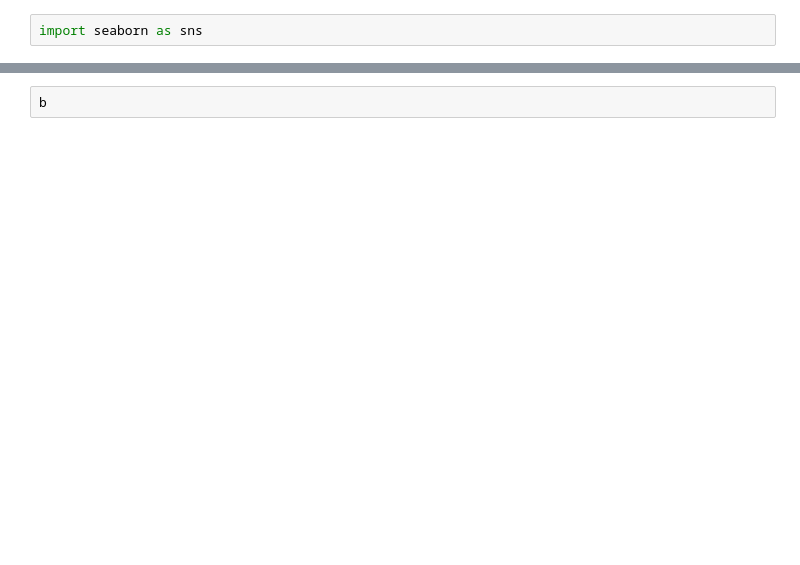
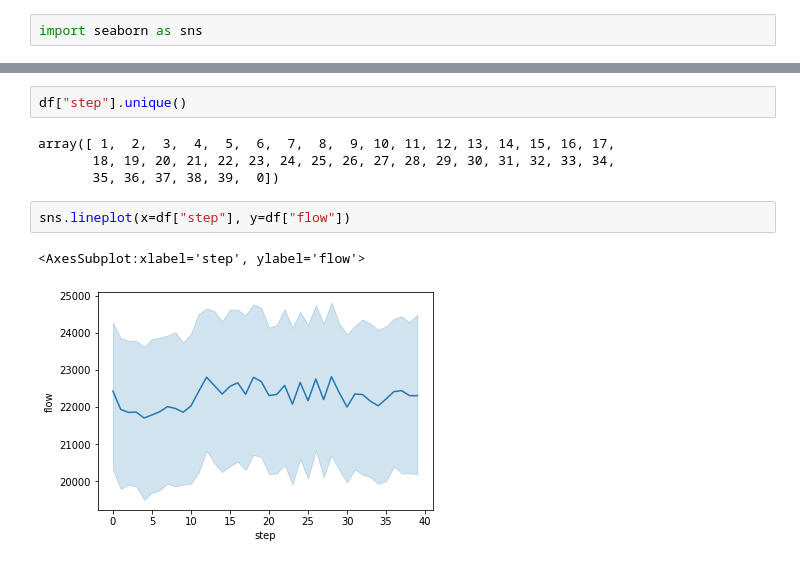
Before and after one commit to avmlds/touch-sensor, a Jupyter notebook: python/Untitled.ipynb, the cells around one changed output, grey strips where cells are left out. Saved outputs shown, nothing was run; the diff lists cells and outputs as text; blank space fills up the shorter version.

```diff
--- a/python/Untitled.ipynb
+++ b/python/Untitled.ipynb
@@ -45,2 +30,11 @@ sns.lineplot(x=data["step_1"], y=data["flow"], ax=ax)
-# %%
-b
+# %%
+df["step"].unique()
+# %% [output]
+array([ 1,  2,  3,  4,  5,  6,  7,  8,  9, 10, 11, 12, 13, 14, 15, 16, 17,
+       18, 19, 20, 21, 22, 23, 24, 25, 26, 27, 28, 29, 30, 31, 32, 33, 34,
+       35, 36, 37, 38, 39,  0])
+# %%
+sns.lineplot(x=df["step"], y=df["flow"])
+# %% [output]
+<AxesSubplot:xlabel='step', ylabel='flow'>
+[figure, added]
```
Also changed, not shown: parts of 7 cells of this notebook, 1 other file.
